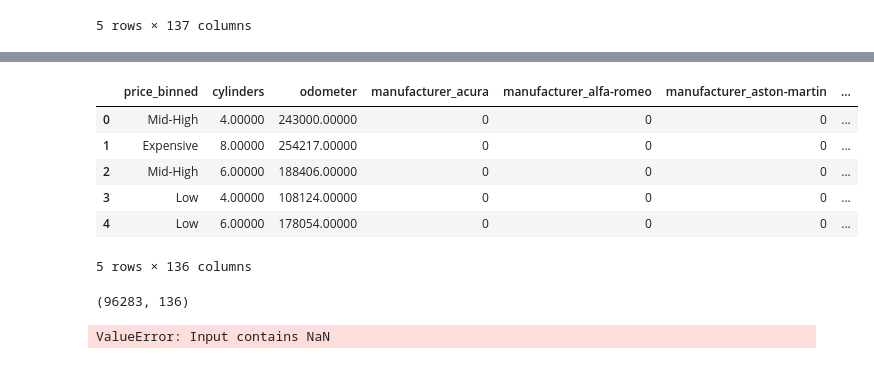
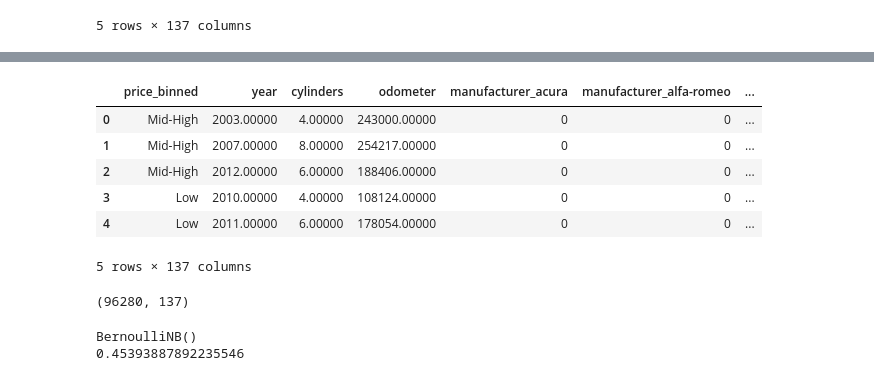
Before and after one commit to matthiasronnau/BANA-212-Final-Project, a Jupyter notebook: BANA-212 Final Project.ipynb, the cells around one changed output, grey strips where cells are left out. Saved outputs shown, nothing was run; the diff lists cells and outputs as text; code cells hidden in the pictures.

Commit message:
Rearrange, drop missing, fix dummies

```diff
--- a/BANA-212 Final Project.ipynb
+++ b/BANA-212 Final Project.ipynb
@@ -373,3 +345,16 @@ min        100.00000
 75%      19995.00000
 max     300000.00000
 Name: price, dtype: float64
+# %%
+min_price = cars["price"].min()
+price_25 = cars["price"].quantile(0.25)
+price_50 = cars["price"].quantile(0.50)
+price_75 = cars["price"].quantile(0.75)
+max_price = cars["price"].max()
+
+price_binned = pd.cut(cars["price"], bins = [min_price, price_25, price_50, price_75, max_price],
+       labels = ["Very Low", "Low", "Mid-High", "Expensive"])
+#[min_price, price_25, price_50, price_75, max_price]
+# %%
+cars["price_binned"] = price_binned
+cars = cars[[cars.columns[0]] + [cars.columns[-1]] + list(cars.columns[1:-1])]
@@ -405,6 +391,7 @@ cars_no_missing.isna()
 numerical = cars_no_missing.loc[:, ["price", "year", "cylinders", "odometer"]]
 categorical = cars_no_missing.loc[:, ["manufacturer", "condition", "fuel", "title_status", "transmission", "drive",
                            "type", "paint_color", "state"]]
+binned_prediction = cars_no_missing["price_binned"]
 # %%
 #Create k-1 dummy variables for each k-level categorical variable
 categorical_dummies = pd.get_dummies(categorical, drop_first = True)
@@ -431,21 +421,21 @@ price_binned = pd.cut(cars_linear_data["price"], bins = [min_price, price_25, pr
 # %%
 cars_price_binned = cars_linear_data.copy()
-cars_price_binned["price_binned"] = price_binned
+cars_price_binned["price_binned"] = binned_prediction
 cars_price_binned.drop("price", axis = 1, inplace = True)
-cars_price_binned = cars_price_binned[[cars_price_binned.columns[-1]] + list(cars_price_binned.columns[1:-1])]
+cars_price_binned = cars_price_binned[[cars_price_binned.columns[-1]] + list(cars_price_binned.columns[0:-1])]
 cars_price_binned.head()
 # %% [output]
-|  | price_binned | cylinders | odometer | manufacturer_acura | manufacturer_alfa-romeo | manufacturer_aston-martin | ... |
-| 0 | Mid-High | 4.00000 | 243000.00000 | 0 | 0 | 0 | ... |
-| 1 | Expensive | 8.00000 | 254217.00000 | 0 | 0 | 0 | ... |
-| 2 | Mid-High | 6.00000 | 188406.00000 | 0 | 0 | 0 | ... |
-| 3 | Low | 4.00000 | 108124.00000 | 0 | 0 | 0 | ... |
-| 4 | Low | 6.00000 | 178054.00000 | 0 | 0 | 0 | ... |
+|  | price_binned | year | cylinders | odometer | manufacturer_acura | manufacturer_alfa-romeo | ... |
+| 0 | Mid-High | 2003.00000 | 4.00000 | 243000.00000 | 0 | 0 | ... |
+| 1 | Mid-High | 2007.00000 | 8.00000 | 254217.00000 | 0 | 0 | ... |
+| 2 | Mid-High | 2012.00000 | 6.00000 | 188406.00000 | 0 | 0 | ... |
+| 3 | Low | 2010.00000 | 4.00000 | 108124.00000 | 0 | 0 | ... |
+| 4 | Low | 2011.00000 | 6.00000 | 178054.00000 | 0 | 0 | ... |
-5 rows × 136 columns
+5 rows × 137 columns
 # %%
 cars_price_binned.shape
 # %% [output]
-(96283, 136)
+(96280, 137)
 # %%
 #test_data = cars_price_binned_and_dummy.copy()
 #test_data.dropna(inplace = True)
@@ -458,13 +448,14 @@ X_train, X_test, y_train, y_test = train_test_split(X, y, test_size = 0.33, rand
 # %%
 #Multinomial Naive Bayes
 #MultiNB = MultinomialNB()
-BernoulliNB = BernoulliNB()
+BNB = BernoulliNB()
 
-BernoulliNB.fit(X_train, y_train)
-print(BernoulliNB)
+BNB.fit(X_train, y_train)
+print(BNB)
 
-y_pred = BernoulliNB.predict(X_test)
+y_pred = BNB.predict(X_test)
 print(accuracy_score(y_test, y_pred))
 # %% [output]
-ValueError: Input contains NaN
+BernoulliNB()
+0.45393887892235546
 # %%
```
Also changed, not shown: parts of 14 cells of this notebook.
